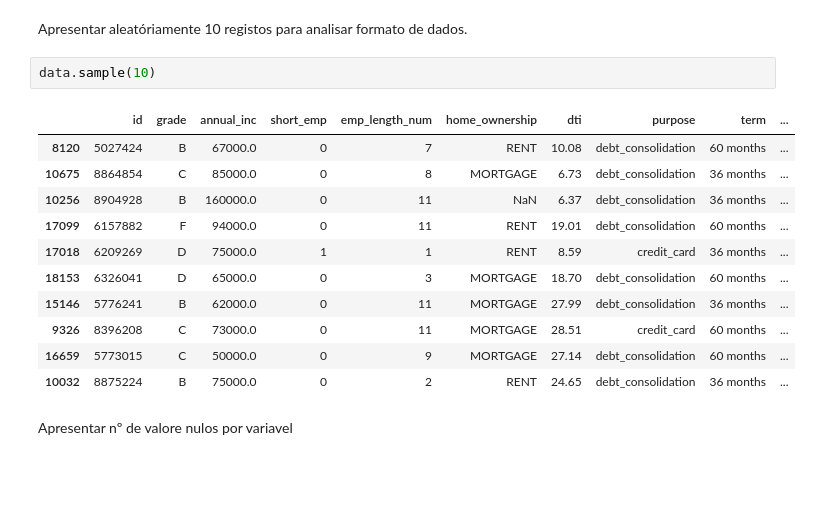
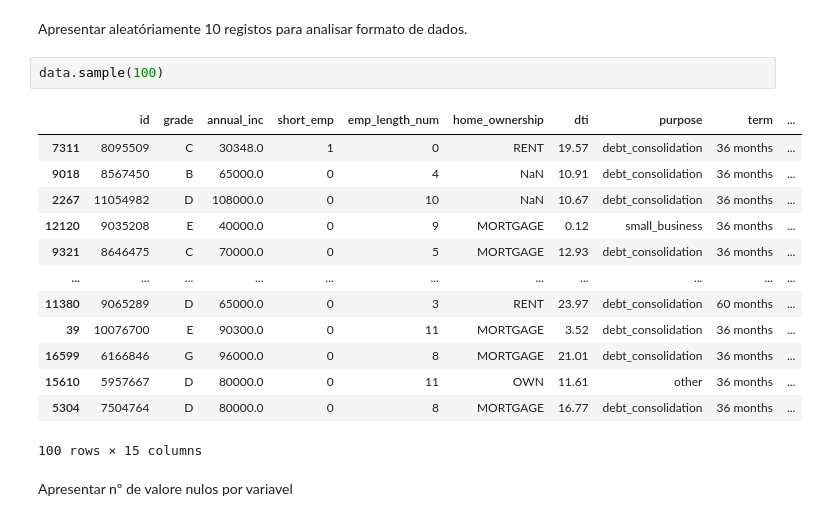
Before and after one commit to pereiranuno/loan-project, a Jupyter notebook: eda-finalproject.ipynb, the cells around one changed output. Saved outputs shown, nothing was run; the diff lists cells and outputs as text; blank space fills up the shorter version.

```diff
--- a/eda-finalproject.ipynb
+++ b/eda-finalproject.ipynb
@@ -175,19 +175,21 @@ memory usage: 2.3+ MB
 # %% [markdown]
 Apresentar aleatóriamente 10 registos para analisar formato de dados.
 # %%
-data.sample(10)
+data.sample(100)
 # %% [output]
 |  | id | grade | annual_inc | short_emp | emp_length_num | home_ownership | dti | purpose | term | ... |
-| 8120 | 5027424 | B | 67000.0 | 0 | 7 | RENT | 10.08 | debt_consolidation | 60 months | ... |
-| 10675 | 8864854 | C | 85000.0 | 0 | 8 | MORTGAGE | 6.73 | debt_consolidation | 36 months | ... |
-| 10256 | 8904928 | B | 160000.0 | 0 | 11 | NaN | 6.37 | debt_consolidation | 36 months | ... |
-| 17099 | 6157882 | F | 94000.0 | 0 | 11 | RENT | 19.01 | debt_consolidation | 60 months | ... |
-| 17018 | 6209269 | D | 75000.0 | 1 | 1 | RENT | 8.59 | credit_card | 36 months | ... |
-| 18153 | 6326041 | D | 65000.0 | 0 | 3 | MORTGAGE | 18.70 | debt_consolidation | 60 months | ... |
-| 15146 | 5776241 | B | 62000.0 | 0 | 11 | MORTGAGE | 27.99 | debt_consolidation | 36 months | ... |
-| 9326 | 8396208 | C | 73000.0 | 0 | 11 | MORTGAGE | 28.51 | credit_card | 60 months | ... |
-| 16659 | 5773015 | C | 50000.0 | 0 | 9 | MORTGAGE | 27.14 | debt_consolidation | 60 months | ... |
-| 10032 | 8875224 | B | 75000.0 | 0 | 2 | RENT | 24.65 | debt_consolidation | 36 months | ... |
+| 7311 | 8095509 | C | 30348.0 | 1 | 0 | RENT | 19.57 | debt_consolidation | 36 months | ... |
+| 9018 | 8567450 | B | 65000.0 | 0 | 4 | NaN | 10.91 | debt_consolidation | 36 months | ... |
+| 2267 | 11054982 | D | 108000.0 | 0 | 10 | NaN | 10.67 | debt_consolidation | 36 months | ... |
+| 12120 | 9035208 | E | 40000.0 | 0 | 9 | MORTGAGE | 0.12 | small_business | 36 months | ... |
+| 9321 | 8646475 | C | 70000.0 | 0 | 5 | MORTGAGE | 12.93 | debt_consolidation | 36 months | ... |
+| ... | ... | ... | ... | ... | ... | ... | ... | ... | ... | ... |
+| 11380 | 9065289 | D | 65000.0 | 0 | 3 | RENT | 23.97 | debt_consolidation | 60 months | ... |
+| 39 | 10076700 | E | 90300.0 | 0 | 11 | MORTGAGE | 3.52 | debt_consolidation | 36 months | ... |
+| 16599 | 6166846 | G | 96000.0 | 0 | 8 | MORTGAGE | 21.01 | debt_consolidation | 36 months | ... |
+| 15610 | 5957667 | D | 80000.0 | 0 | 11 | OWN | 11.61 | other | 36 months | ... |
+| 5304 | 7504764 | D | 80000.0 | 0 | 8 | MORTGAGE | 16.77 | debt_consolidation | 36 months | ... |
+100 rows × 15 columns
 # %% [markdown]
 Apresentar nº de valore nulos por variavel
 # %%
```
Also changed, not shown: parts of 26 cells of this notebook.
